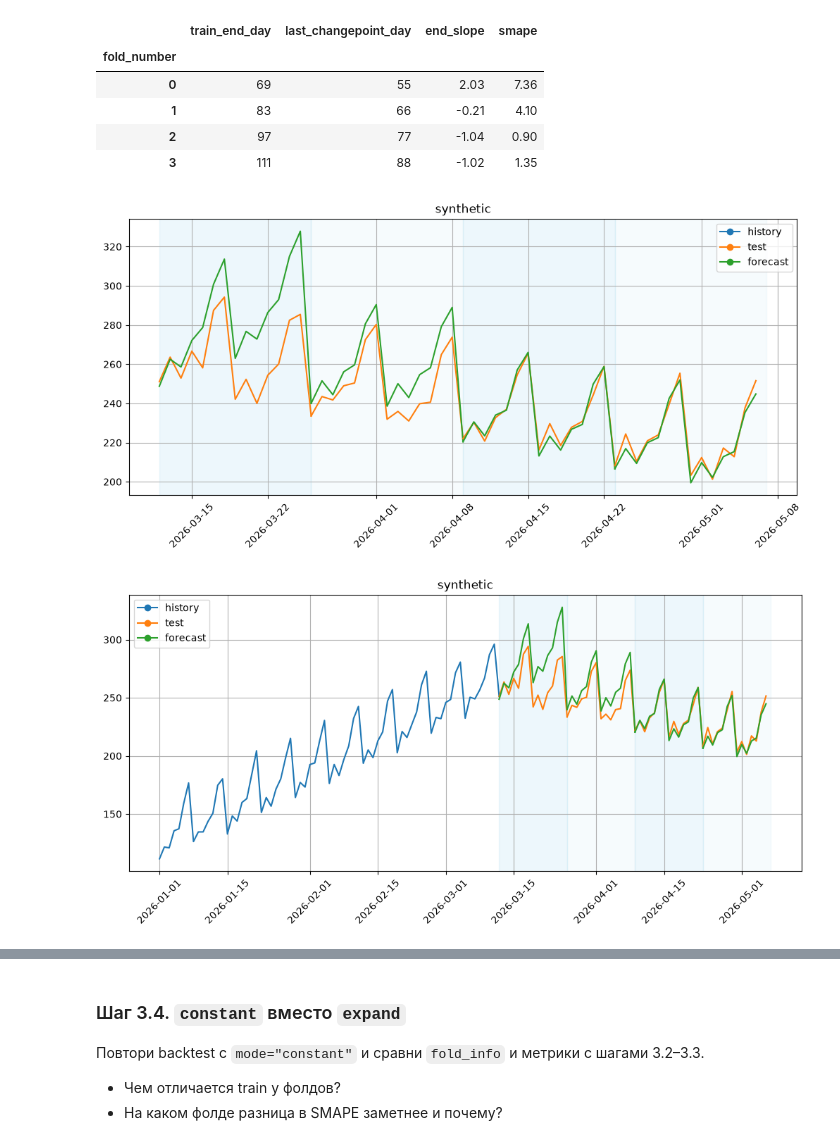
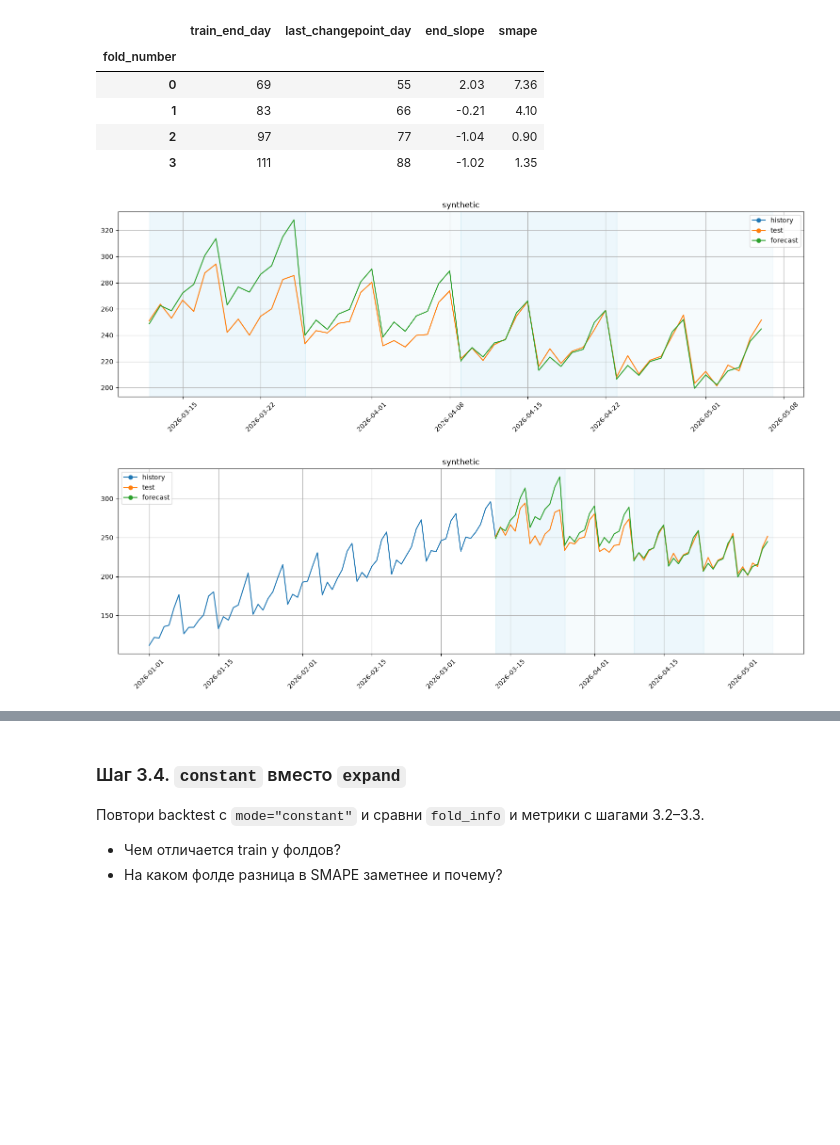
Before and after one commit to skv-analyst/study-etna, a Jupyter notebook: weeks/week-02-advanced-models/ch07-ProphetModel.ipynb, the cells around one changed output, grey strips where cells are left out. Drawn from its saved outputs; the diff is of its cells as text; code cells hidden in the pictures; blank space fills up the shorter version.

```diff
--- a/weeks/week-02-advanced-models/ch07-ProphetModel.ipynb
+++ b/weeks/week-02-advanced-models/ch07-ProphetModel.ipynb
@@ -775,12 +755,12 @@ pd.DataFrame(fold_rows).set_index("fold_number").round(2)
 | 2 | 97 | 77 | -1.04 | 0.90 |
 | 3 | 111 | 88 | -1.02 | 1.35 |
 # %%
-plot_backtest(result["forecasts"], ts)
+plot_backtest(result["forecasts"], ts, figsize=(15, 5))
 # %% [output]
-[figure, old version]
+[figure, new version]
 # %%
-plot_backtest(result["forecasts"], ts, history_len="all")
+plot_backtest(result["forecasts"], ts, history_len="all", figsize=(15, 5))
 # %% [output]
-[figure, old version]
+[figure, new version]
 # %% [markdown]
 #### Выводы
```
Also changed, not shown: parts of 10 cells of this notebook.
